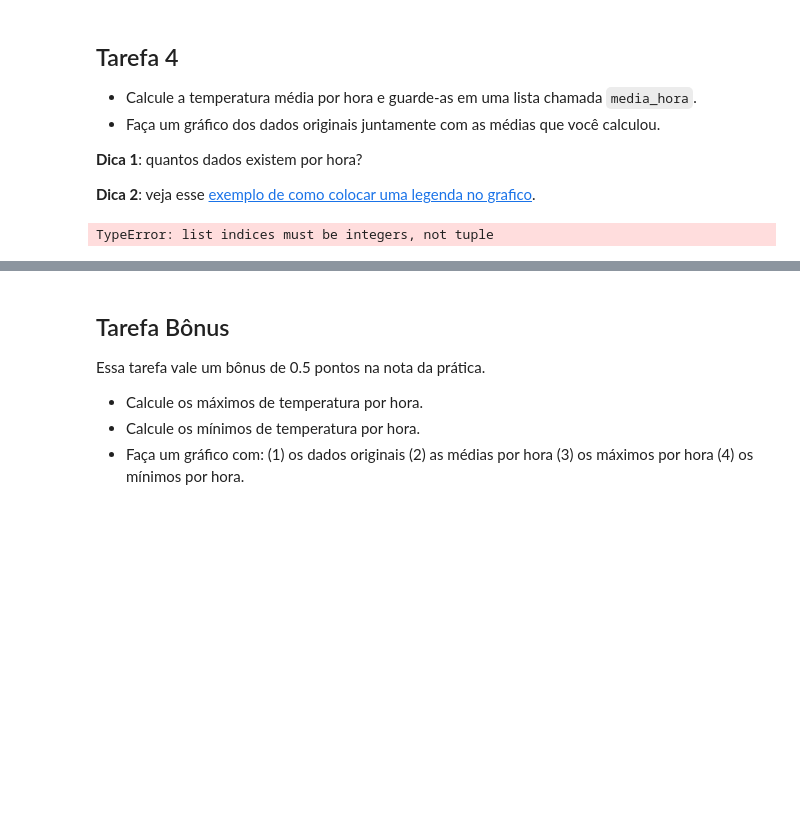
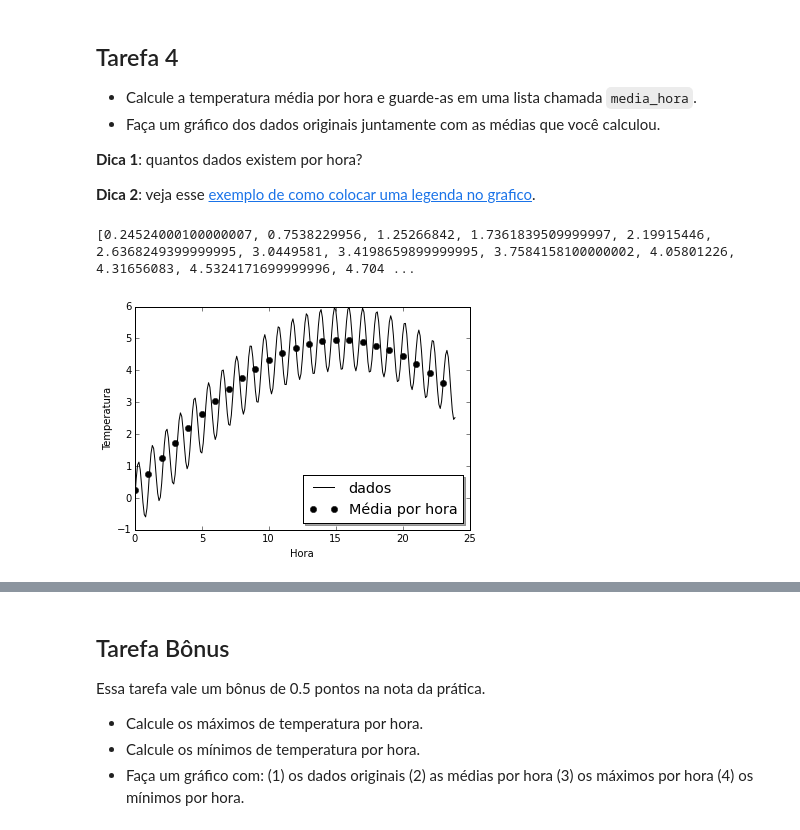
Before and after one commit to mat-esp-2015/python-intro-2-adelia-carol-diogo, a Jupyter notebook: tarefa-intro-python-2.ipynb, the cells around one changed output, grey strips where cells are left out. Saved outputs shown, nothing was run; the diff lists cells and outputs as text; code cells hidden in the pictures; blank space fills up the shorter version.

```diff
--- a/tarefa-intro-python-2.ipynb
+++ b/tarefa-intro-python-2.ipynb
@@ -319,16 +325,29 @@ print("Minimo esta igual?", np.allclose(minimo, min(dados)))
 **Dica 1**: quantos dados existem por hora?
 
 **Dica 2**: veja esse [exemplo de como colocar uma legenda no grafico](http://matplotlib.org/examples/api/legend_demo.html).
-# %%
-media_hora = []
-N = len(dados[0.0, 1, 1])
-soma = 0
-for valor in dados:
-    soma = soma + valor
-media = (soma/N)
-print(media)
-# %% [output]
-TypeError: list indices must be integers, not tuple
+# %%
+media_hora = [] #criar lista
+for N in range (10,250,10): #rodar do 10 ao 250 de 10 em 10
+    soma_intervalos = 0 #criação da variavel, para soma
+    for x in range (N-10, N, 1): #para x total menos dez ao total de 1 em 1
+        soma_intervalos = soma_intervalos + dados[x] #soma do valor anterior
+    media = soma_intervalos/10 #media equivale a soma dos intervalos calculados anteriormente dividido por 10
+    media_hora.append(media) #adicionar todos os valotes de media
+print(media_hora) #realizar a lista
+# %% [output]
+[0.24524000100000007, 0.7538229956, 1.25266842, 1.7361839509999997, 2.19915446, 2.6368249399999995, 3.0449581, 3.4198659899999995, 3.7584158100000002, 4.05801226, 4.31656083, 4.5324171699999996, 4.704 ...
+# %%
+import matplotlib.pyplot as plt #criar figura
+% matplotlib inline
+n_dias_hora = [0,1,2,3,4,5,6,7,8,9,10,11,12,13,14,15,16,17,18,19,20,21,22,23] #lista de numero dias com 10 horas
+plt.figure()
+plt.plot(tempos,dados,"-k",label = "dados")
+plt.xlabel("Hora") #eixo x
+plt.ylabel("Temperatura") #eixo y
+plt.plot(n_dias_hora, media_hora, "ok", label = "Média por hora") #criar legenda
+legend = plt.legend(loc="lower right", shadow=True, fontsize="x-large") #formatar legenda: direita, esquerda, meio, em cima, em baixo ou no centro
+# %% [output]
+[figure, added]
 # %% [markdown]
 ### Resultado esperado
 
```
Also changed, not shown: parts of 4 cells of this notebook.
